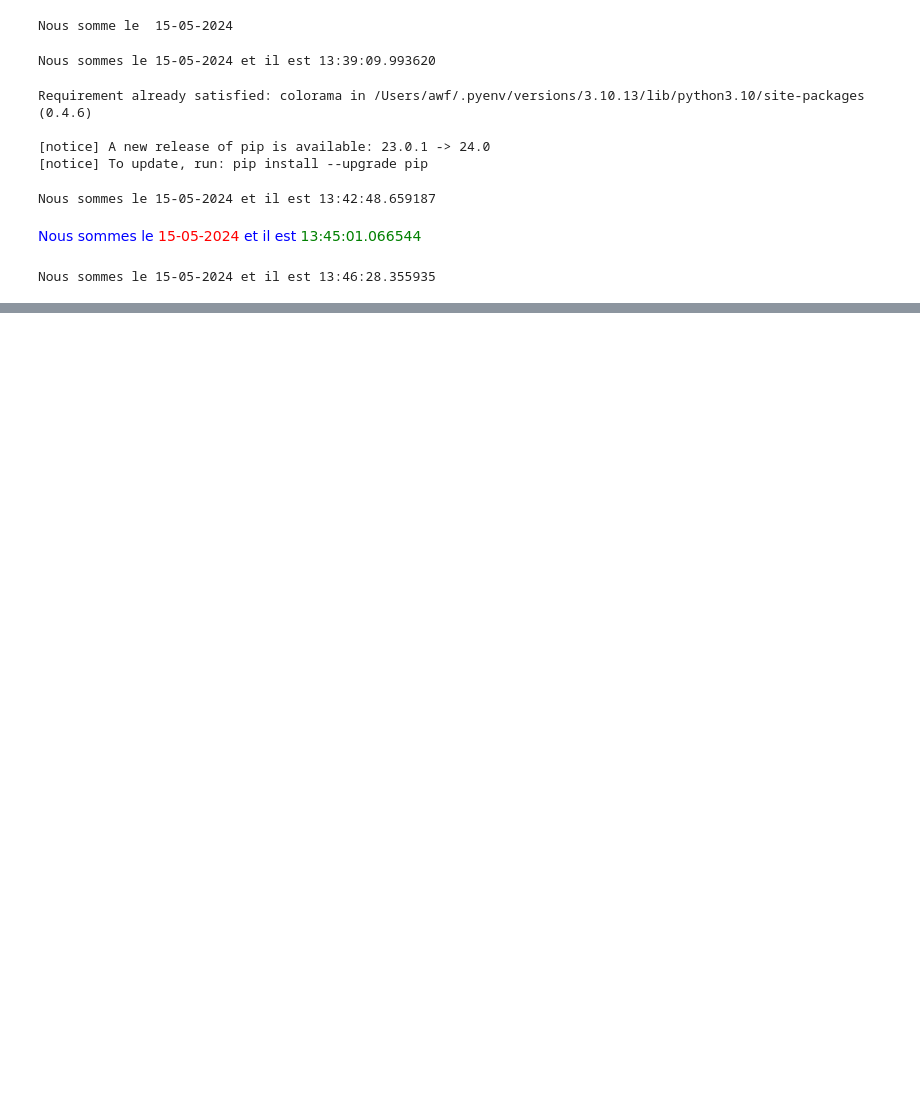
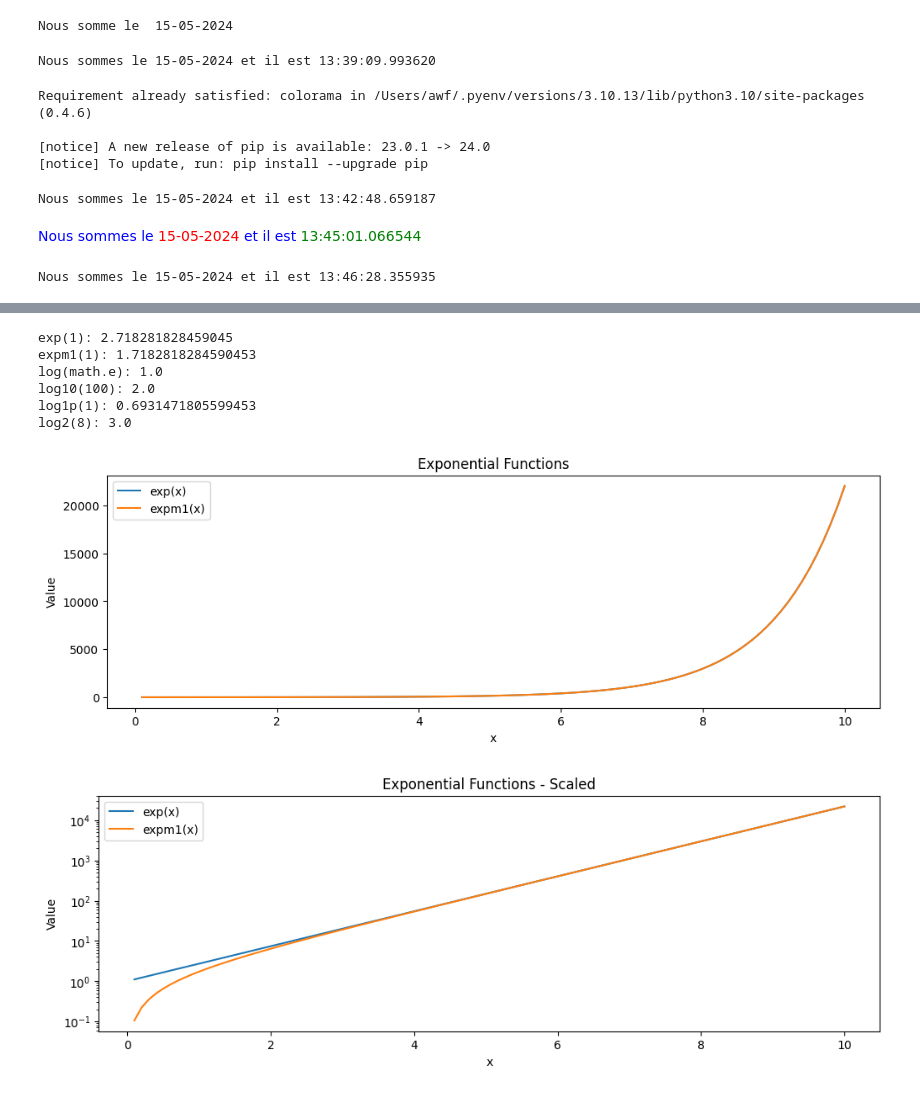
Before and after one commit to tawounfouet/w3schools-learning-tutorials, a Jupyter notebook: python-tutorials/08 - Useful Modules in Python.ipynb, the cells around one changed output, grey strips where cells are left out. Cells and saved outputs as stored; diff of their text form; code cells hidden in the pictures; blank space fills up the shorter version.

```diff
--- a/python-tutorials/08 - Useful Modules in Python.ipynb
+++ b/python-tutorials/08 - Useful Modules in Python.ipynb
@@ -374,0 +645,53 @@ Nous sommes le 15-05-2024 et il est 13:46:28.355935
+# %%
+# Exponential and logarithmic functions
+print("exp(1):", math.exp(1))
+print("expm1(1):", math.expm1(1))
+print("log(math.e):", math.log(math.e))
+print("log10(100):", math.log10(100))
+print("log1p(1):", math.log1p(1))
+print("log2(8):", math.log2(8))
+# %% [output]
+exp(1): 2.718281828459045
+expm1(1): 1.7182818284590453
+log(math.e): 1.0
+log10(100): 2.0
+log1p(1): 0.6931471805599453
+log2(8): 3.0
+# %%
+import matplotlib.pyplot as plt
+import numpy as np
+
+# Generate values for x-axis
+x = np.linspace(0.1, 10, 100)
+
+# Exponential and logarithmic functions
+y_exp = np.exp(x)
+y_expm1 = np.expm1(x)
+
+# Create the plot
+plt.figure(figsize=(12, 8))
+
+# Plot exponential functions
+plt.subplot(2, 1, 1)
+plt.plot(x, y_exp, label='exp(x)')
+plt.plot(x, y_expm1, label='expm1(x)')
+plt.title('Exponential Functions')
+plt.xlabel('x')
+plt.ylabel('Value')
+plt.legend()
+
+# Create the plot
+plt.figure(figsize=(12, 8))
+
+# Plot exponential functions - Scaled version
+plt.subplot(2, 1, 1)
+plt.plot(x, y_exp, label='exp(x)')
+plt.plot(x, y_expm1, label='expm1(x)')
+plt.yscale('log')  # Set y-axis scale to logarithmic
+plt.title('Exponential Functions - Scaled')
+plt.xlabel('x')
+plt.ylabel('Value')
+plt.legend();
+# %% [output]
+[figure, added]
+[figure, added]
```
Also changed, not shown: parts of 39 cells of this notebook.
